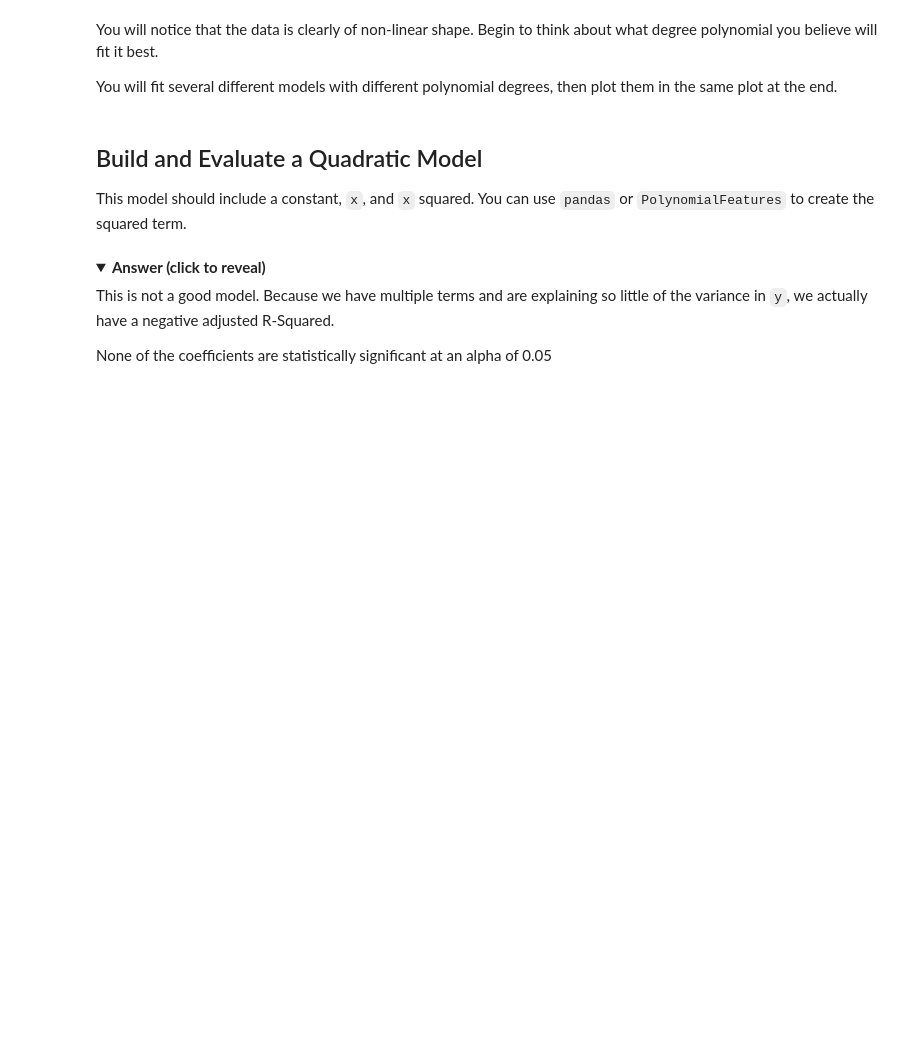
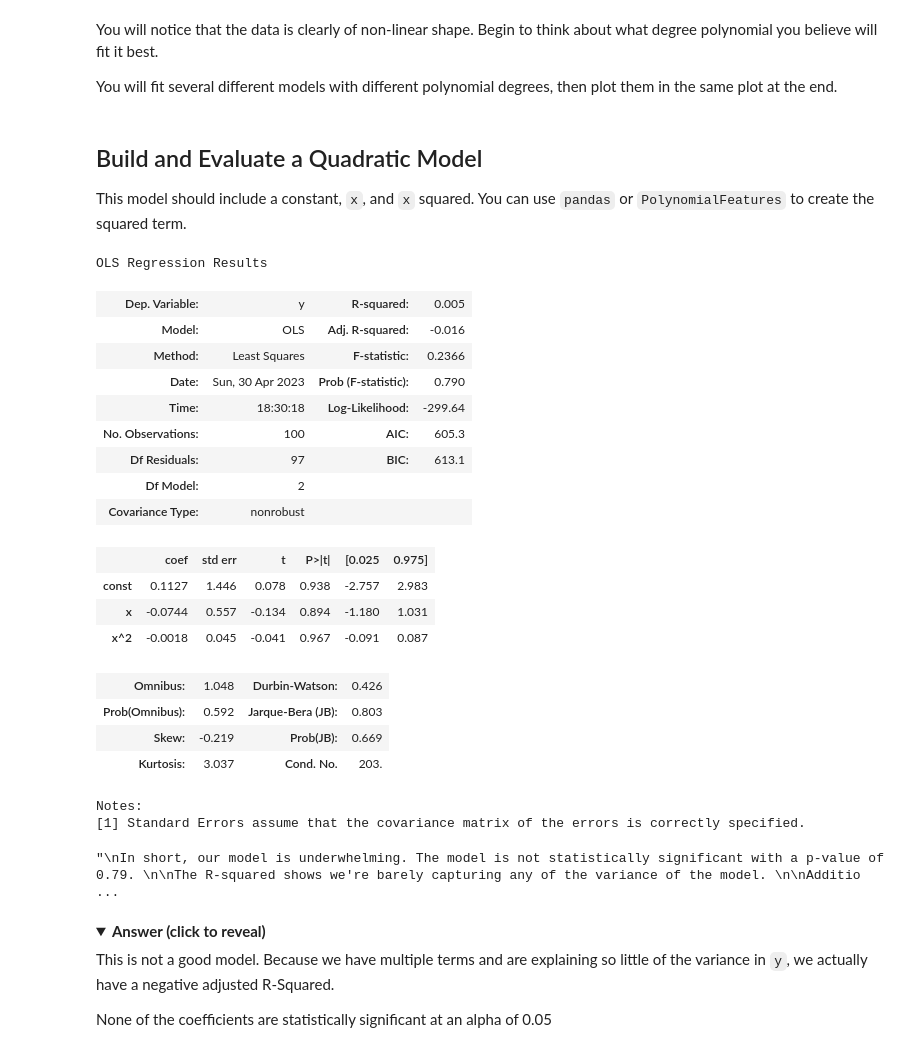
Before and after one commit to bmjaron/dsc-polynomial-regression-lab-v2-5, a Jupyter notebook: index.ipynb, the cells around one changed output. Saved outputs shown, nothing was run; the diff lists cells and outputs as text; code cells hidden in the pictures; folded sections open; blank space fills up the shorter version.

```diff
--- a/index.ipynb
+++ b/index.ipynb
@@ -59,2 +62,25 @@ x_2['x^2'] = x_2['x']**2
 # %%
 # Your code here - evaluate (adjusted) R-Squared and coefficient p-values
+
+results_2.summary()
+# %% [output]
+OLS Regression Results
+| Dep. Variable: | y | R-squared: | 0.005 |
+| Model: | OLS | Adj. R-squared: | -0.016 |
+| Method: | Least Squares | F-statistic: | 0.2366 |
+| Date: | Sun, 30 Apr 2023 | Prob (F-statistic): | 0.790 |
+| Time: | 18:30:18 | Log-Likelihood: | -299.64 |
+| No. Observations: | 100 | AIC: | 605.3 |
+| Df Residuals: | 97 | BIC: | 613.1 |
+| Df Model: | 2 |  |  |
+| Covariance Type: | nonrobust |  |  |
+|  | coef | std err | t | P>|t| | [0.025 | 0.975] |
+| const | 0.1127 | 1.446 | 0.078 | 0.938 | -2.757 | 2.983 |
+| x | -0.0744 | 0.557 | -0.134 | 0.894 | -1.180 | 1.031 |
+| x^2 | -0.0018 | 0.045 | -0.041 | 0.967 | -0.091 | 0.087 |
+| Omnibus: | 1.048 | Durbin-Watson: | 0.426 |
+| Prob(Omnibus): | 0.592 | Jarque-Bera (JB): | 0.803 |
+| Skew: | -0.219 | Prob(JB): | 0.669 |
+| Kurtosis: | 3.037 | Cond. No. | 203. |
+Notes:
+[1] Standard Errors assume that the covariance matrix of the errors is correctly specified.
@@ -63,3 +87,14 @@ x_2['x^2'] = x_2['x']**2
+# %%
+# Your written answer here - summarize findings
+"""
+In short, our model is underwhelming. The model is not statistically significant with a p-value of 0.79.
+
+The R-squared shows we're barely capturing any of the variance of the model.
+
+Additionally, all of the predictors have p-values much above 0.05.
+"""
+# %% [output]
+"\nIn short, our model is underwhelming. The model is not statistically significant with a p-value of 0.79. \n\nThe R-squared shows we're barely capturing any of the variance of the model. \n\nAdditio ...
 # %% [markdown]
 <details>
     <summary style="cursor: pointer"><b>Answer (click to reveal)</b></summary>
```
Also changed, not shown: parts of 12 cells of this notebook.
